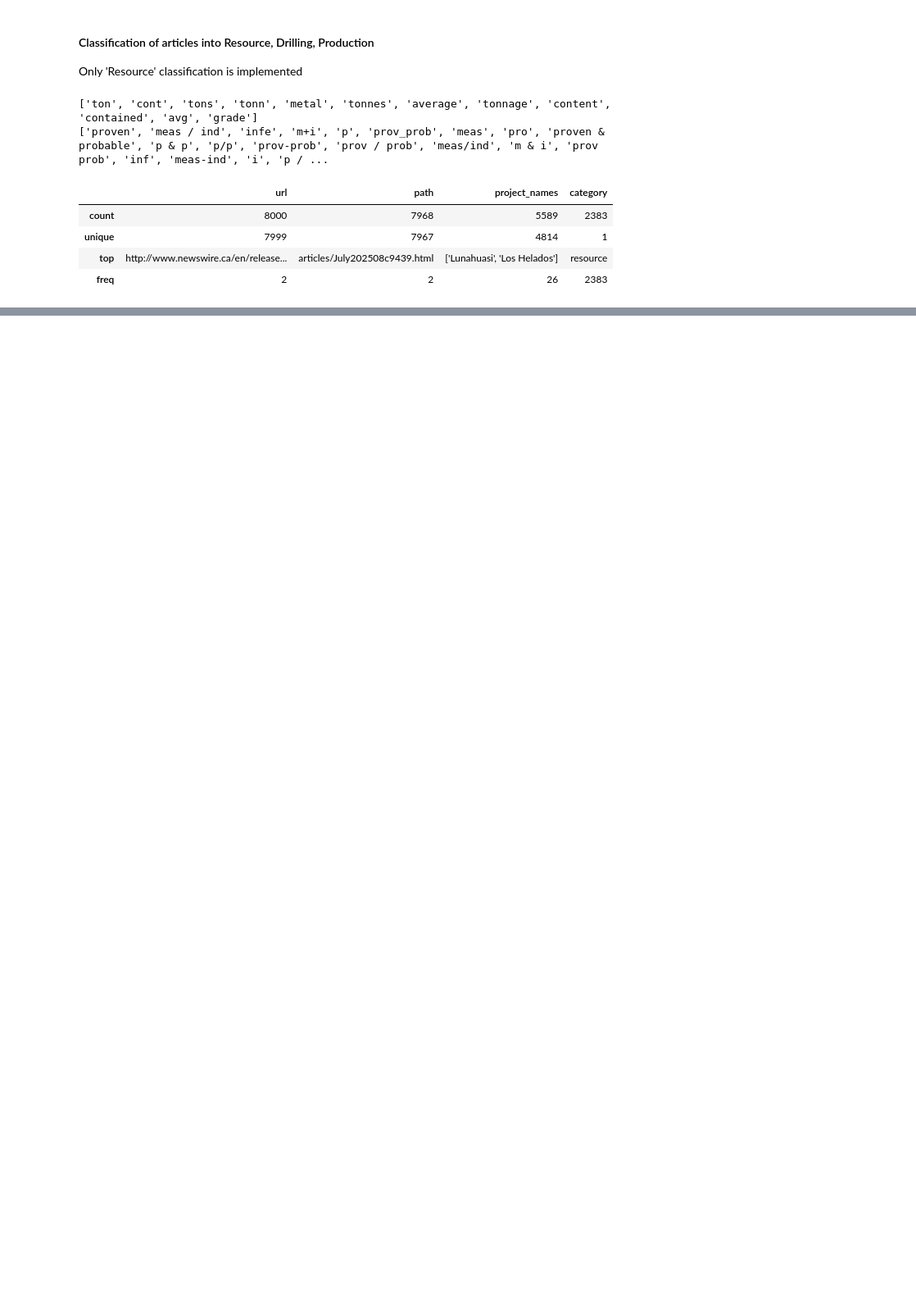
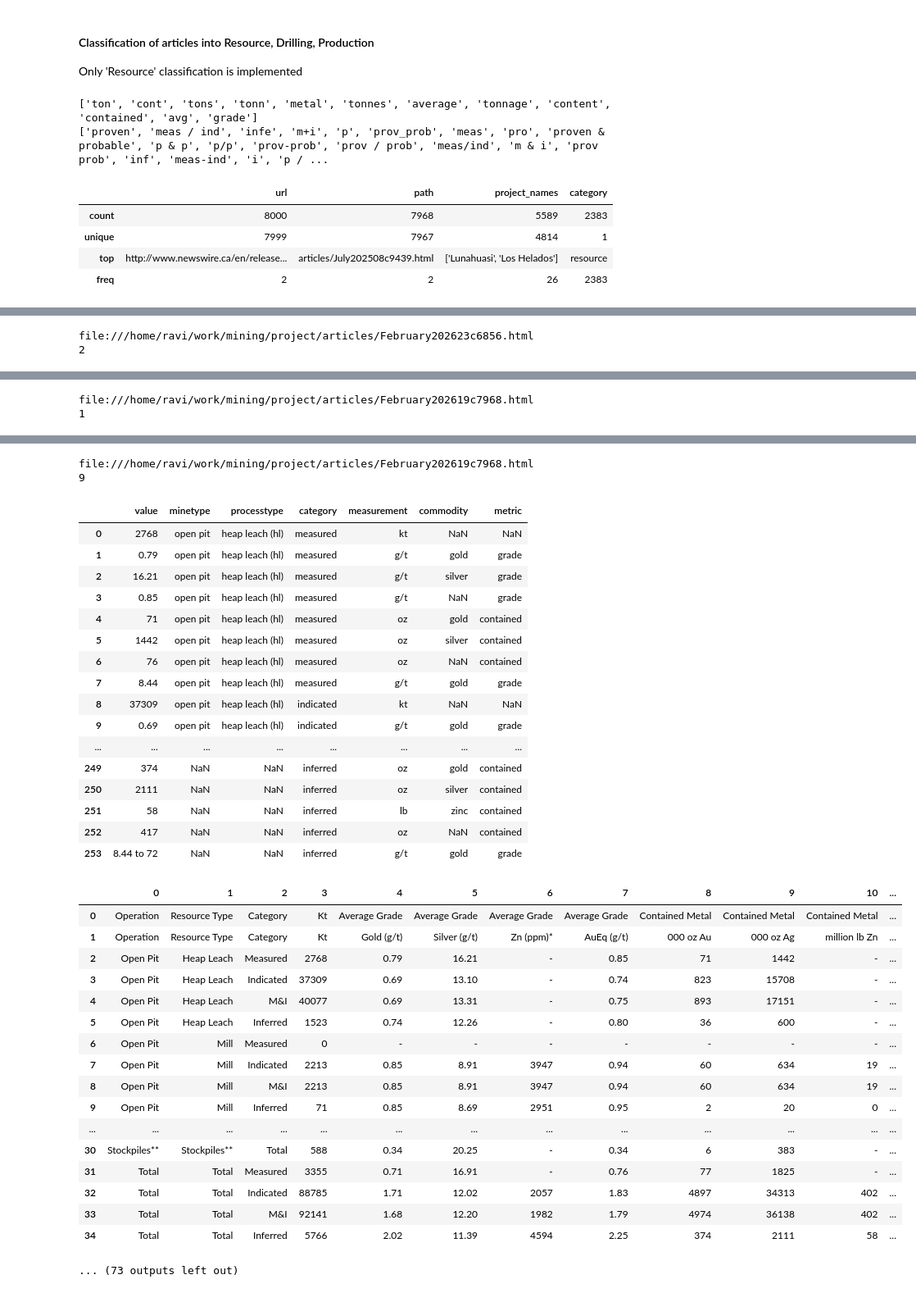
Before and after one commit to ravindu-sh/mining-project, a Jupyter notebook: notebook.ipynb, the cells around one changed output, grey strips where cells are left out. Shown at 82% size. Drawn from its saved outputs; the diff is of its cells as text; code cells hidden in the pictures; blank space fills up the shorter version.

Commit message:
add rule based table extraction

```diff
--- a/notebook.ipynb
+++ b/notebook.ipynb
@@ -1,3 +31,15 @@
+# %%
+# Set maximum number of rows to display
+pd.set_option('display.max_rows', 2000)
+
+# Set maximum number of columns to display
+pd.set_option('display.max_columns', 2000)
+
+# Set maximum width of each column
+pd.set_option('display.max_colwidth', 2000)
+
+# Set the width of the display in characters
+pd.set_option('display.width', 2200)
 # %%
 import pandas as pd
 from tqdm.notebook import tqdm
@@ -71,7 +113,7 @@ for i, [idx, row] in tqdm(enumerate(df.iterrows()), total=total):
 
     try:
         with open(row.get('path'), 'r') as file:
-            title, provider, published_date, body = get_article(file.read())
+            title, provider, published_date, body = get_article(file.read(), redact_tables=True, convert_to_text=True)
     except:
         # print('exception')
         continue
@@ -137,0 +185,3 @@ df.to_csv('data.csv')
+# %%
+tables = pd.read_html('articles/February202623c6856.html')
+tables[0]
@@ -137,0 +197,20 @@ df.to_csv('data.csv')
+# %%
+from resource_table_extractor import parse_table
+from classifier import is_resource_table
+
+for idx, row in df.iterrows():
+    try:
+        tables = pd.read_html(row.get('path'))
+    except:
+        tables = []
+    for i, table in enumerate(tables):
+        is_resource = is_resource_table(table)
+        if is_resource:
+            parsed_table = parse_table(table)
+            if parsed_table is None:
+                continue
+            print("file:///home/ravi/work/mining/project/"+row.get('path'))
+            print(i+1)
+            display(parsed_table)
+            display(HTML(table.to_html()))
+# %% [output]
@@ -137,0 +244,2 @@ df.to_csv('data.csv')
+file:///home/ravi/work/mining/project/articles/February202623c6856.html
+2
@@ -137,0 +266,2 @@ df.to_csv('data.csv')
+file:///home/ravi/work/mining/project/articles/February202619c7968.html
+1
@@ -137,0 +298,37 @@ df.to_csv('data.csv')
+file:///home/ravi/work/mining/project/articles/February202619c7968.html
+9
+|  | value | minetype | processtype | category | measurement | commodity | metric |
+| 0 | 2768 | open pit | heap leach (hl) | measured | kt | NaN | NaN |
+| 1 | 0.79 | open pit | heap leach (hl) | measured | g/t | gold | grade |
+| 2 | 16.21 | open pit | heap leach (hl) | measured | g/t | silver | grade |
+| 3 | 0.85 | open pit | heap leach (hl) | measured | g/t | NaN | grade |
+| 4 | 71 | open pit | heap leach (hl) | measured | oz | gold | contained |
+| 5 | 1442 | open pit | heap leach (hl) | measured | oz | silver | contained |
+| 6 | 76 | open pit | heap leach (hl) | measured | oz | NaN | contained |
+| 7 | 8.44 | open pit | heap leach (hl) | measured | g/t | gold | grade |
+| 8 | 37309 | open pit | heap leach (hl) | indicated | kt | NaN | NaN |
+| 9 | 0.69 | open pit | heap leach (hl) | indicated | g/t | gold | grade |
+| ... | ... | ... | ... | ... | ... | ... | ... |
+| 249 | 374 | NaN | NaN | inferred | oz | gold | contained |
+| 250 | 2111 | NaN | NaN | inferred | oz | silver | contained |
+| 251 | 58 | NaN | NaN | inferred | lb | zinc | contained |
+| 252 | 417 | NaN | NaN | inferred | oz | NaN | contained |
+| 253 | 8.44 to 72 | NaN | NaN | inferred | g/t | gold | grade |
+|  | 0 | 1 | 2 | 3 | 4 | 5 | 6 | 7 | 8 | 9 | 10 | ... |
+| 0 | Operation | Resource Type | Category | Kt | Average Grade | Average Grade | Average Grade | Average Grade | Contained Metal | Contained Metal | Contained Metal | ... |
+| 1 | Operation | Resource Type | Category | Kt | Gold (g/t) | Silver (g/t) | Zn (ppm)* | AuEq (g/t) | 000 oz Au | 000 oz Ag | million lb Zn | ... |
+| 2 | Open Pit | Heap Leach | Measured | 2768 | 0.79 | 16.21 | - | 0.85 | 71 | 1442 | - | ... |
+| 3 | Open Pit | Heap Leach | Indicated | 37309 | 0.69 | 13.10 | - | 0.74 | 823 | 15708 | - | ... |
+| 4 | Open Pit | Heap Leach | M&I | 40077 | 0.69 | 13.31 | - | 0.75 | 893 | 17151 | - | ... |
+| 5 | Open Pit | Heap Leach | Inferred | 1523 | 0.74 | 12.26 | - | 0.80 | 36 | 600 | - | ... |
+| 6 | Open Pit | Mill | Measured | 0 | - | - | - | - | - | - | - | ... |
+| 7 | Open Pit | Mill | Indicated | 2213 | 0.85 | 8.91 | 3947 | 0.94 | 60 | 634 | 19 | ... |
+| 8 | Open Pit | Mill | M&I | 2213 | 0.85 | 8.91 | 3947 | 0.94 | 60 | 634 | 19 | ... |
+| 9 | Open Pit | Mill | Inferred | 71 | 0.85 | 8.69 | 2951 | 0.95 | 2 | 20 | 0 | ... |
+| ... | ... | ... | ... | ... | ... | ... | ... | ... | ... | ... | ... | ... |
+| 30 | Stockpiles** | Stockpiles** | Total | 588 | 0.34 | 20.25 | - | 0.34 | 6 | 383 | - | ... |
+| 31 | Total | Total | Measured | 3355 | 0.71 | 16.91 | - | 0.76 | 77 | 1825 | - | ... |
+| 32 | Total | Total | Indicated | 88785 | 1.71 | 12.02 | 2057 | 1.83 | 4897 | 34313 | 402 | ... |
+| 33 | Total | Total | M&I | 92141 | 1.68 | 12.20 | 1982 | 1.79 | 4974 | 36138 | 402 | ... |
+| 34 | Total | Total | Inferred | 5766 | 2.02 | 11.39 | 4594 | 2.25 | 374 | 2111 | 58 | ... |
+... (73 outputs left out)
```
Also changed, not shown: parts of 4 cells of this notebook, 9 other files.
